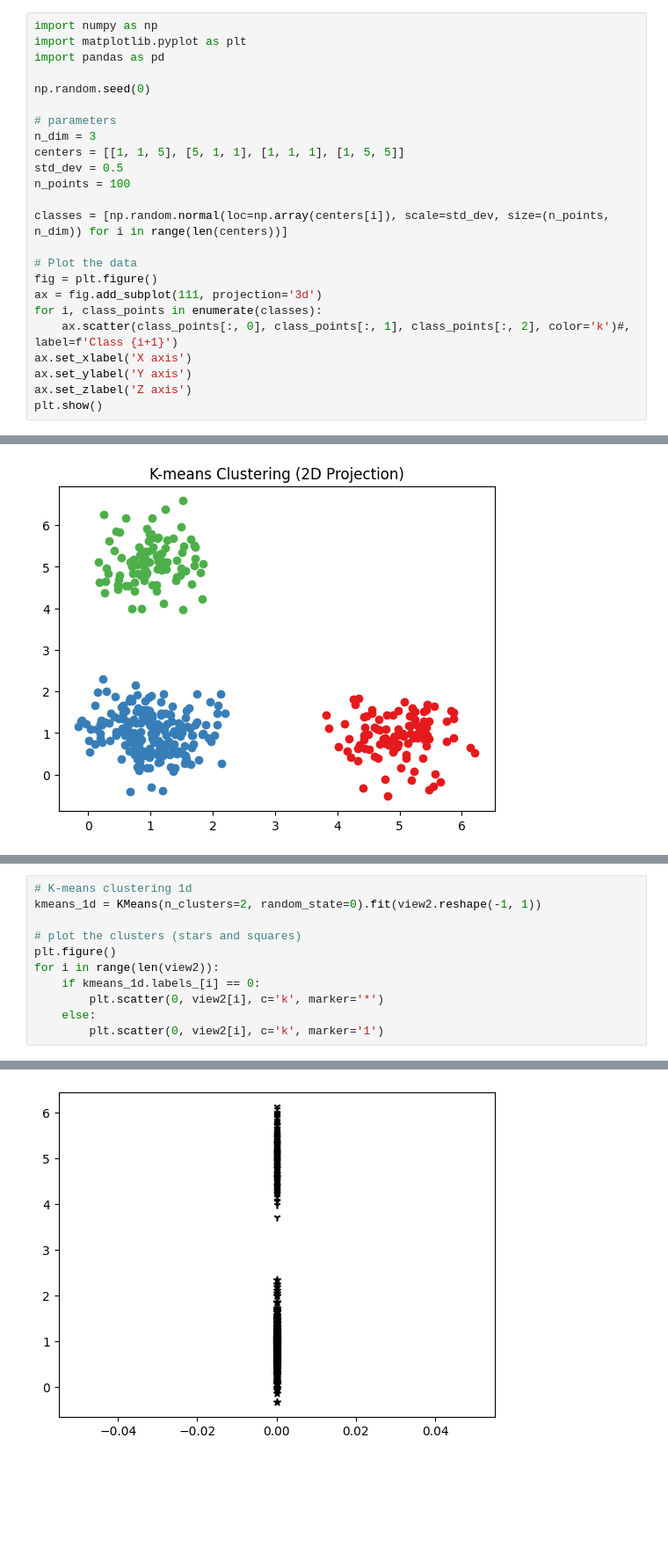
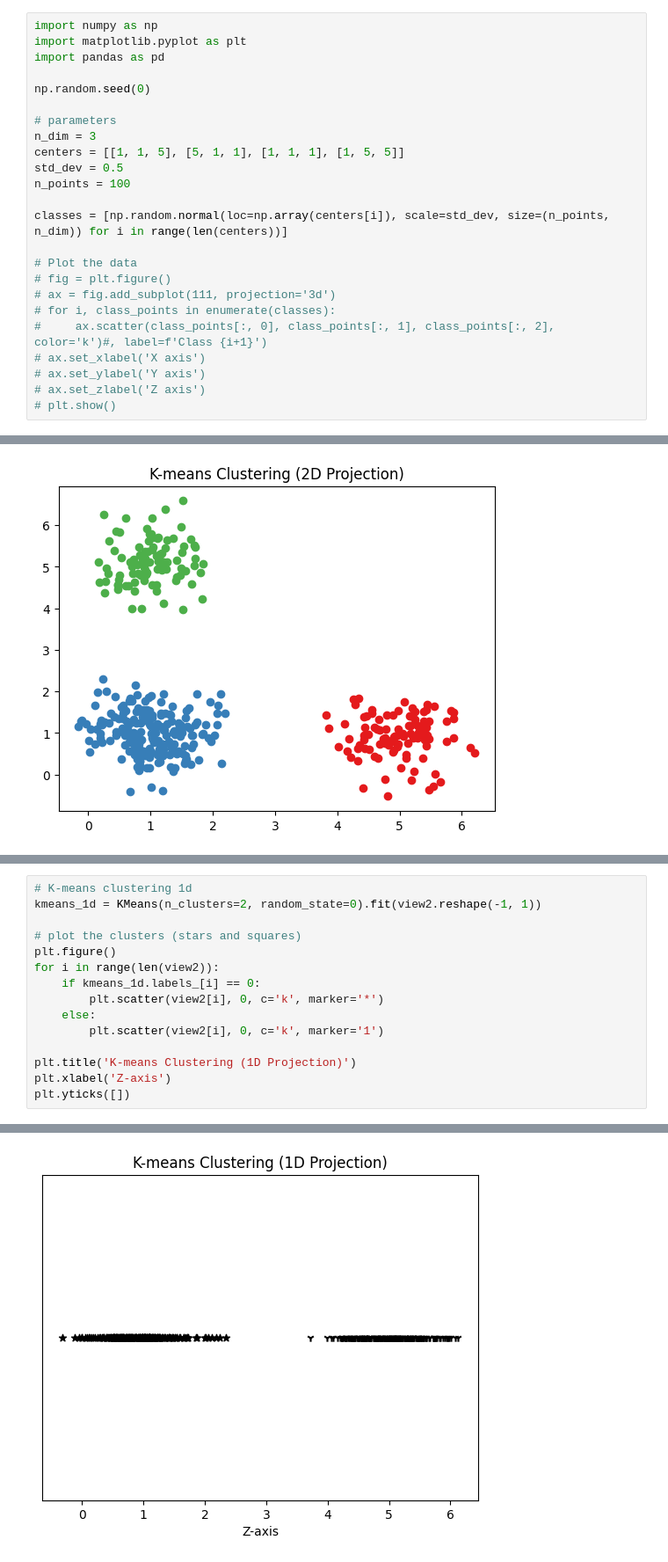
Before and after one commit to victorsouza89/clustering-examples, a Jupyter notebook: multiview_clustering.ipynb, the cells around one changed output, grey strips where cells are left out. Shown at 88% size. Drawn from its saved outputs; the diff is of its cells as text; blank space fills up the shorter version.

```diff
--- a/multiview_clustering.ipynb
+++ b/multiview_clustering.ipynb
@@ -14,11 +14,11 @@ n_points = 100
 classes = [np.random.normal(loc=np.array(centers[i]), scale=std_dev, size=(n_points, n_dim)) for i in range(len(centers))]
 
 # Plot the data
-fig = plt.figure()
-ax = fig.add_subplot(111, projection='3d')
-for i, class_points in enumerate(classes):
-    ax.scatter(class_points[:, 0], class_points[:, 1], class_points[:, 2], color='k')#, label=f'Class {i+1}')
-ax.set_xlabel('X axis')
-ax.set_ylabel('Y axis')
-ax.set_zlabel('Z axis')
-plt.show()
+# fig = plt.figure()
+# ax = fig.add_subplot(111, projection='3d')
+# for i, class_points in enumerate(classes):
+#     ax.scatter(class_points[:, 0], class_points[:, 1], class_points[:, 2], color='k')#, label=f'Class {i+1}')
+# ax.set_xlabel('X axis')
+# ax.set_ylabel('Y axis')
+# ax.set_zlabel('Z axis')
+# plt.show()
@@ -78,7 +80,11 @@ kmeans_1d = KMeans(n_clusters=2, random_state=0).fit(view2.reshape(-1, 1))
 plt.figure()
 for i in range(len(view2)):
     if kmeans_1d.labels_[i] == 0:
-        plt.scatter(0, view2[i], c='k', marker='*')
+        plt.scatter(view2[i], 0, c='k', marker='*')
     else:
-        plt.scatter(0, view2[i], c='k', marker='1')
+        plt.scatter(view2[i], 0, c='k', marker='1')
+
+plt.title('K-means Clustering (1D Projection)')
+plt.xlabel('Z-axis')
+plt.yticks([])
 # %% [output]
@@ -85,4 +92,4 @@ for i in range(len(view2)):
-[figure, old version]
+[figure, new version]
 # %%
 # plot 3d using shape and color to represent the clusters
 fig = plt.figure()
```
Also changed, not shown: parts of 4 cells of this notebook.
